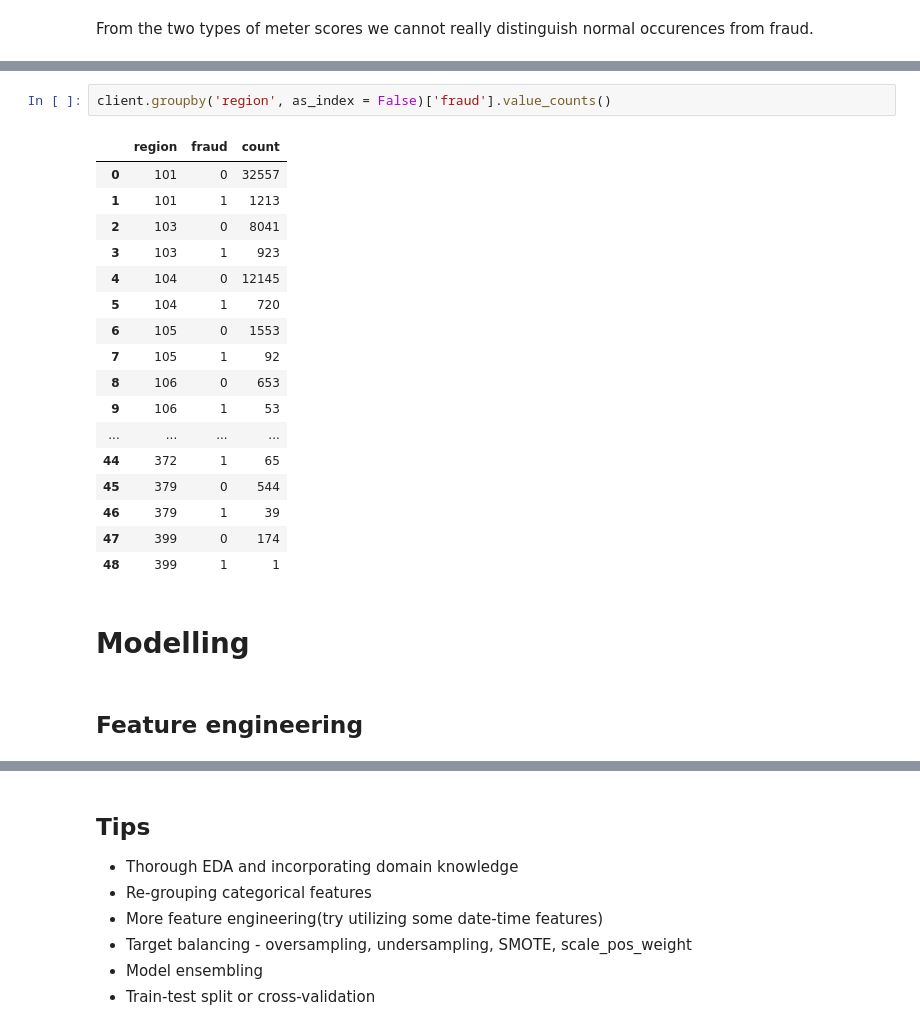
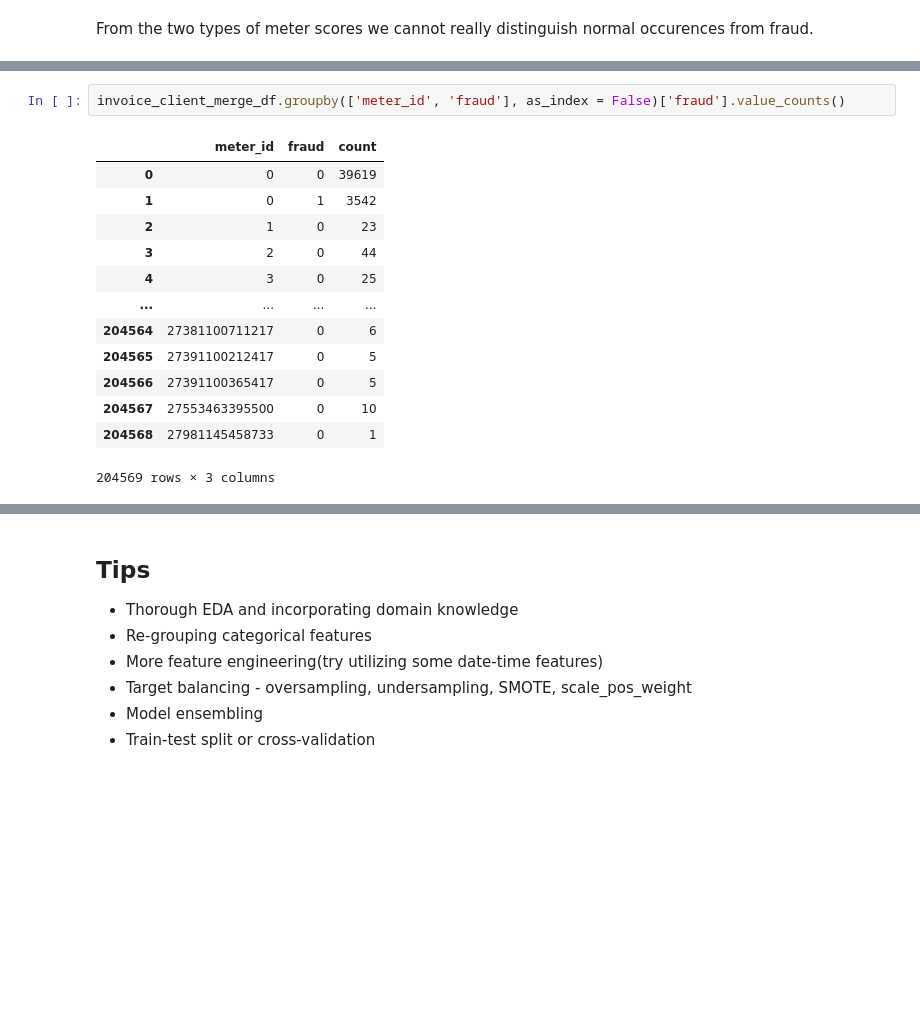
Before and after one commit to wcclima/ds-fraud-project, a Jupyter notebook: FraudDetectionDataCleaningEDA.ipynb, the cells around one changed output, grey strips where cells are left out. Drawn from its saved outputs; the diff is of its cells as text; blank space fills up the shorter version.

Commit message:
splited the previous notebook into two parts, one for eda and another for modelling

```diff
--- a/Fraud_Detection_Starter.ipynb
+++ b/FraudDetectionDataCleaningEDA.ipynb
@@ -794,24 +816,16 @@ From the two types of meter scores we cannot really distinguish normal occurence
 # %%
-client.groupby('region', as_index = False)['fraud'].value_counts()
+invoice_client_merge_df.groupby(['meter_id', 'fraud'], as_index = False)['fraud'].value_counts()
 # %% [output]
-|  | region | fraud | count |
-| 0 | 101 | 0 | 32557 |
-| 1 | 101 | 1 | 1213 |
-| 2 | 103 | 0 | 8041 |
-| 3 | 103 | 1 | 923 |
-| 4 | 104 | 0 | 12145 |
-| 5 | 104 | 1 | 720 |
-| 6 | 105 | 0 | 1553 |
-| 7 | 105 | 1 | 92 |
-| 8 | 106 | 0 | 653 |
-| 9 | 106 | 1 | 53 |
+|  | meter_id | fraud | count |
+| 0 | 0 | 0 | 39619 |
+| 1 | 0 | 1 | 3542 |
+| 2 | 1 | 0 | 23 |
+| 3 | 2 | 0 | 44 |
+| 4 | 3 | 0 | 25 |
 | ... | ... | ... | ... |
-| 44 | 372 | 1 | 65 |
-| 45 | 379 | 0 | 544 |
-| 46 | 379 | 1 | 39 |
-| 47 | 399 | 0 | 174 |
-| 48 | 399 | 1 | 1 |
+| 204564 | 27381100711217 | 0 | 6 |
+| 204565 | 27391100212417 | 0 | 5 |
+| 204566 | 27391100365417 | 0 | 5 |
+| 204567 | 27553463395500 | 0 | 10 |
+| 204568 | 27981145458733 | 0 | 1 |
+204569 rows × 3 columns
-# %% [markdown]
-# Modelling
-# %% [markdown]
-## Feature engineering
```
Also changed, not shown: parts of 56 cells of this notebook, 1 other file.
